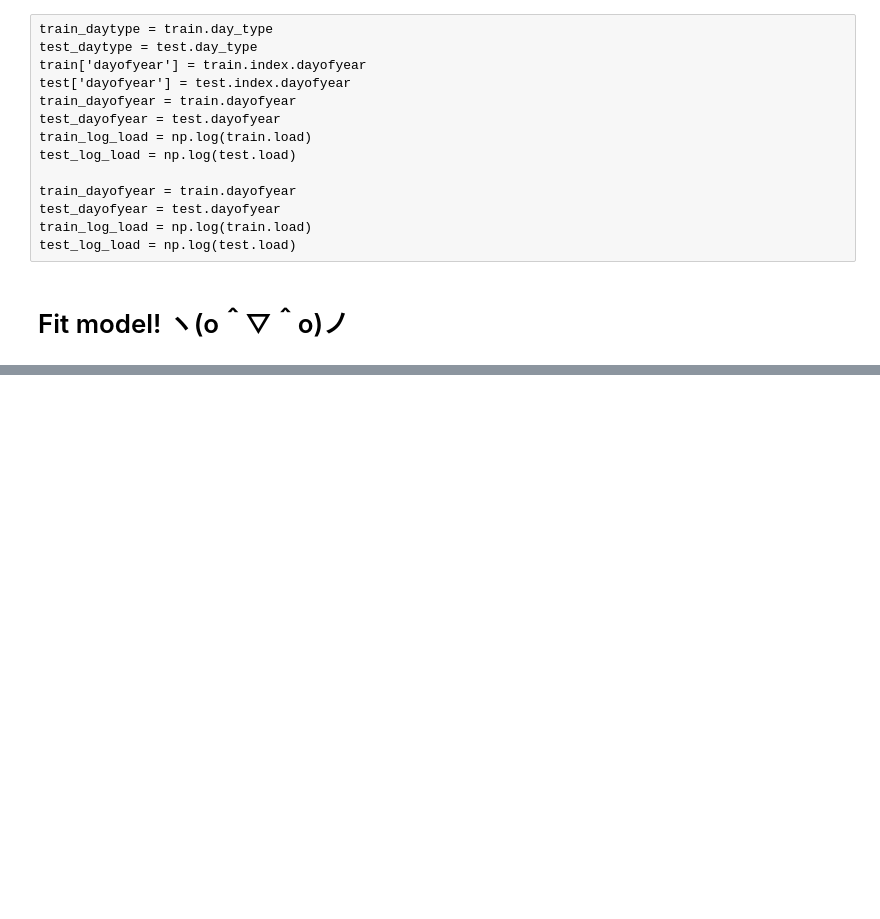
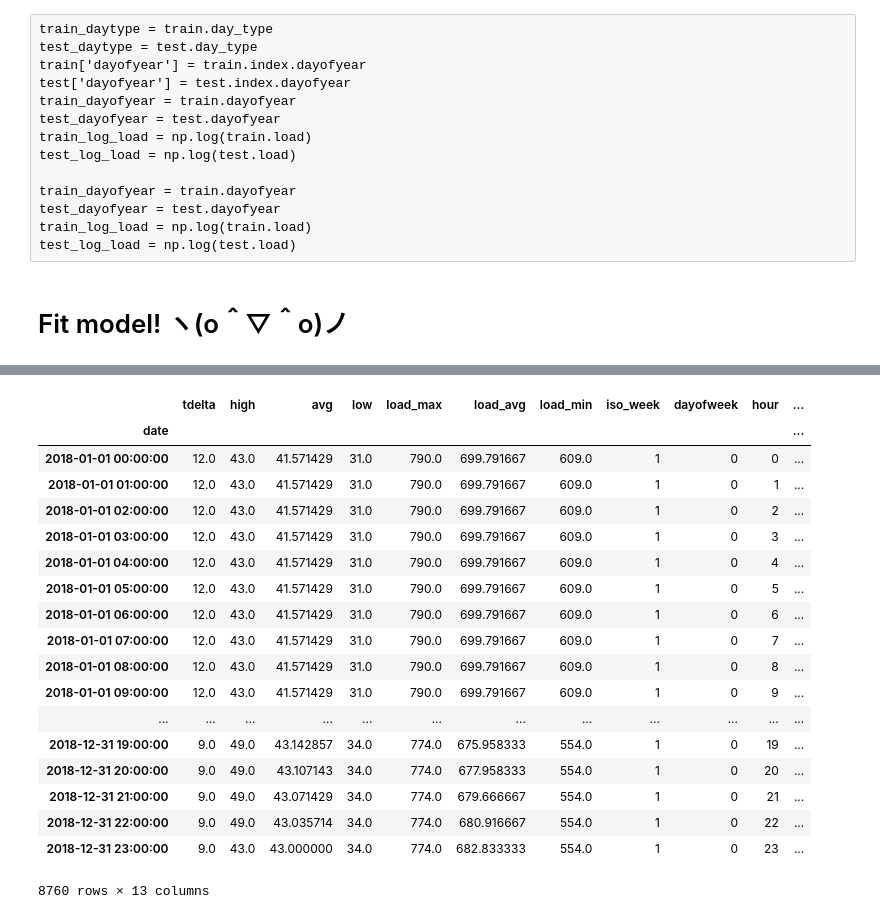
Before and after one commit to szigelle/20190705_Load_Forecasting, a Jupyter notebook: 20190705.ipynb, the cells around one changed output, grey strips where cells are left out. Cells and saved outputs as stored; diff of their text form; code cells hidden in the pictures; blank space fills up the shorter version.

```diff
--- a/20190705.ipynb
+++ b/20190705.ipynb
@@ -458 +480,24 @@ coef = pd.DataFrame.merge(final_model, X_input, on=['iso_week', 'hour', 'dayofwe
+# %%
+X_input = X_test
+X_input
+# %% [output]
+|  | tdelta | high | avg | low | load_max | load_avg | load_min | iso_week | dayofweek | hour | ... |
+| date |  |  |  |  |  |  |  |  |  |  | ... |
+| 2018-01-01 00:00:00 | 12.0 | 43.0 | 41.571429 | 31.0 | 790.0 | 699.791667 | 609.0 | 1 | 0 | 0 | ... |
+| 2018-01-01 01:00:00 | 12.0 | 43.0 | 41.571429 | 31.0 | 790.0 | 699.791667 | 609.0 | 1 | 0 | 1 | ... |
+| 2018-01-01 02:00:00 | 12.0 | 43.0 | 41.571429 | 31.0 | 790.0 | 699.791667 | 609.0 | 1 | 0 | 2 | ... |
+| 2018-01-01 03:00:00 | 12.0 | 43.0 | 41.571429 | 31.0 | 790.0 | 699.791667 | 609.0 | 1 | 0 | 3 | ... |
+| 2018-01-01 04:00:00 | 12.0 | 43.0 | 41.571429 | 31.0 | 790.0 | 699.791667 | 609.0 | 1 | 0 | 4 | ... |
+| 2018-01-01 05:00:00 | 12.0 | 43.0 | 41.571429 | 31.0 | 790.0 | 699.791667 | 609.0 | 1 | 0 | 5 | ... |
+| 2018-01-01 06:00:00 | 12.0 | 43.0 | 41.571429 | 31.0 | 790.0 | 699.791667 | 609.0 | 1 | 0 | 6 | ... |
+| 2018-01-01 07:00:00 | 12.0 | 43.0 | 41.571429 | 31.0 | 790.0 | 699.791667 | 609.0 | 1 | 0 | 7 | ... |
+| 2018-01-01 08:00:00 | 12.0 | 43.0 | 41.571429 | 31.0 | 790.0 | 699.791667 | 609.0 | 1 | 0 | 8 | ... |
+| 2018-01-01 09:00:00 | 12.0 | 43.0 | 41.571429 | 31.0 | 790.0 | 699.791667 | 609.0 | 1 | 0 | 9 | ... |
+| ... | ... | ... | ... | ... | ... | ... | ... | ... | ... | ... | ... |
+| 2018-12-31 19:00:00 | 9.0 | 49.0 | 43.142857 | 34.0 | 774.0 | 675.958333 | 554.0 | 1 | 0 | 19 | ... |
+| 2018-12-31 20:00:00 | 9.0 | 49.0 | 43.107143 | 34.0 | 774.0 | 677.958333 | 554.0 | 1 | 0 | 20 | ... |
+| 2018-12-31 21:00:00 | 9.0 | 49.0 | 43.071429 | 34.0 | 774.0 | 679.666667 | 554.0 | 1 | 0 | 21 | ... |
+| 2018-12-31 22:00:00 | 9.0 | 49.0 | 43.035714 | 34.0 | 774.0 | 680.916667 | 554.0 | 1 | 0 | 22 | ... |
+| 2018-12-31 23:00:00 | 9.0 | 43.0 | 43.000000 | 34.0 | 774.0 | 682.833333 | 554.0 | 1 | 0 | 23 | ... |
+8760 rows × 13 columns
 # %%
```
Also changed, not shown: parts of 11 cells of this notebook.
